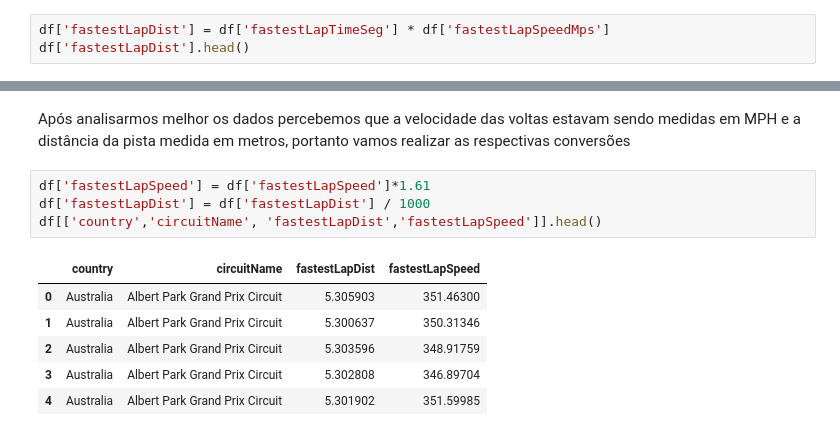
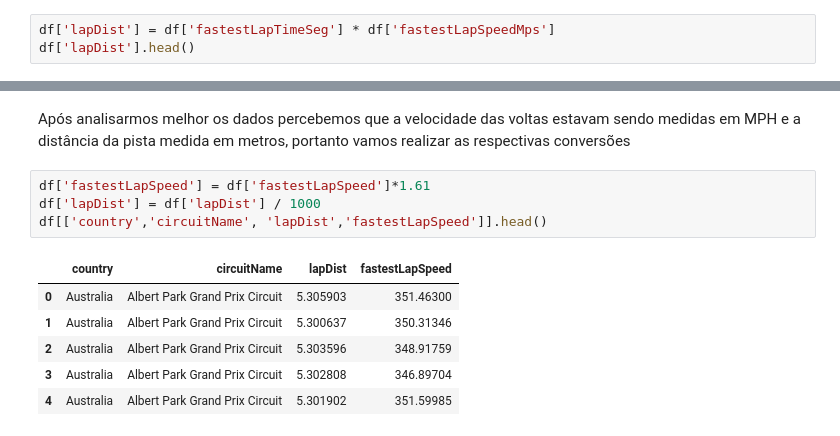
Before and after one commit to renatojmf/analiseDadosF1, a Jupyter notebook: dadosf1.ipynb, the cells around one changed output, grey strips where cells are left out. Saved outputs shown, nothing was run; the diff lists cells and outputs as text.

```diff
--- a/dadosf1.ipynb
+++ b/dadosf1.ipynb
@@ -460,8 +461,8 @@ df['fastestLapSpeedMps'] = 1000 * df['fastestLapSpeed'] / 3600
 # %% [markdown]
 uma vez que possuimos a tabela em Metros por segundo, podemos calcular a distância aproximada do circuito conforme a formula s = v * t
 # %%
-df['fastestLapDist'] = df['fastestLapTimeSeg'] * df['fastestLapSpeedMps']
-df['fastestLapDist'].head()
+df['lapDist'] = df['fastestLapTimeSeg'] * df['fastestLapSpeedMps']
+df['lapDist'].head()
 # %% [output]
 0    5305.902778
 1    5300.636722
@@ -482,10 +483,10 @@ df.head()
 Após analisarmos melhor os dados percebemos que a velocidade das voltas estavam sendo medidas em MPH e a distância da pista medida em metros, portanto vamos realizar as respectivas conversões
 # %%
 df['fastestLapSpeed'] = df['fastestLapSpeed']*1.61
-df['fastestLapDist'] = df['fastestLapDist'] / 1000
-df[['country','circuitName', 'fastestLapDist','fastestLapSpeed']].head()
+df['lapDist'] = df['lapDist'] / 1000
+df[['country','circuitName', 'lapDist','fastestLapSpeed']].head()
 # %% [output]
-|  | country | circuitName | fastestLapDist | fastestLapSpeed |
+|  | country | circuitName | lapDist | fastestLapSpeed |
 | 0 | Australia | Albert Park Grand Prix Circuit | 5.305903 | 351.46300 |
 | 1 | Australia | Albert Park Grand Prix Circuit | 5.300637 | 350.31346 |
 | 2 | Australia | Albert Park Grand Prix Circuit | 5.303596 | 348.91759 |
```
Also changed, not shown: parts of 23 cells of this notebook.
